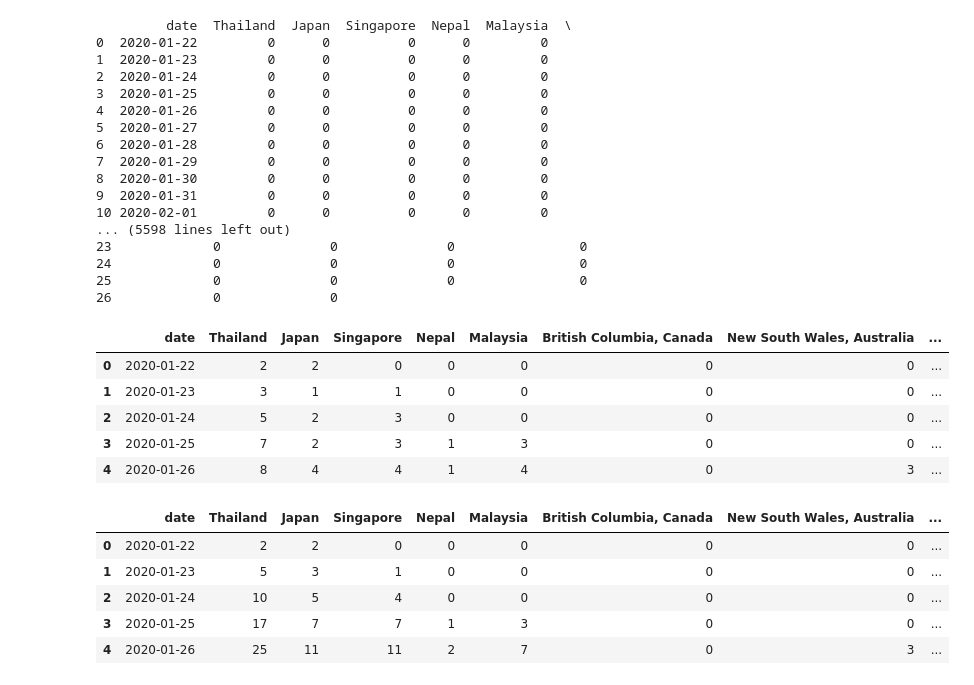
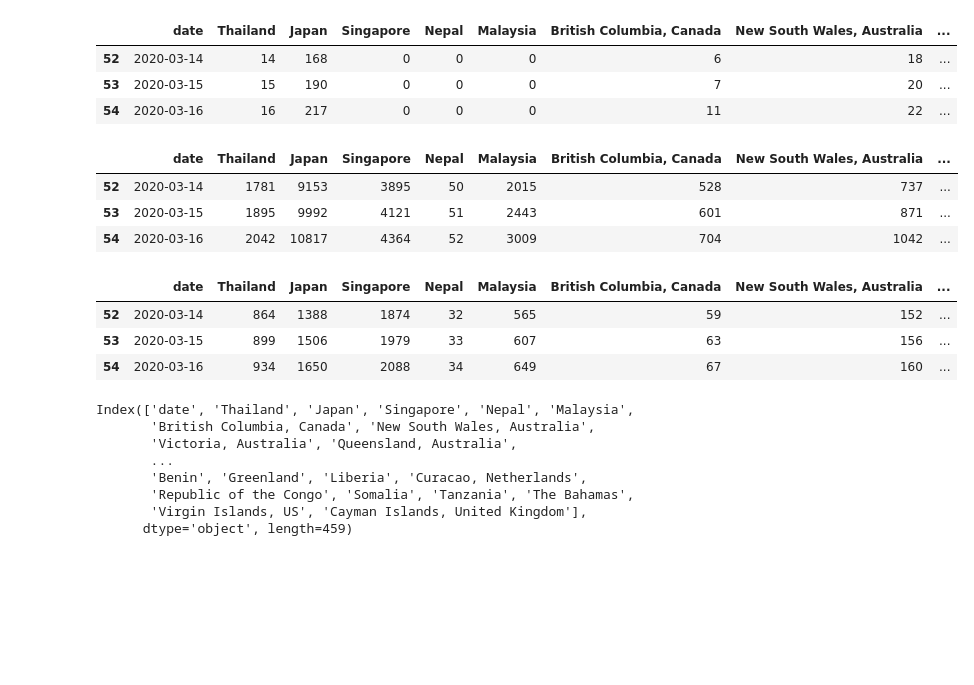
Before and after one commit to MattTriano/COVID-19_Viz, a Jupyter notebook: COVID-19_EDA.ipynb, the cells around one changed output. Saved outputs shown, nothing was run; the diff lists cells and outputs as text; code cells hidden in the pictures; blank space fills up the shorter version.

```diff
--- a/COVID-19_EDA.ipynb
+++ b/COVID-19_EDA.ipynb
@@ -53,0 +45,21 @@ death_locations, deaths_df = preprocess_covid_data(df=covid_deaths_df)
+# %%
+deaths_df.tail(3)
+# %% [output]
+|  | date | Thailand | Japan | Singapore | Nepal | Malaysia | British Columbia, Canada | New South Wales, Australia | ... |
+| 52 | 2020-03-14 | 14 | 168 | 0 | 0 | 0 | 6 | 18 | ... |
+| 53 | 2020-03-15 | 15 | 190 | 0 | 0 | 0 | 7 | 20 | ... |
+| 54 | 2020-03-16 | 16 | 217 | 0 | 0 | 0 | 11 | 22 | ... |
+# %%
+confirmed_df.tail(3)
+# %% [output]
+|  | date | Thailand | Japan | Singapore | Nepal | Malaysia | British Columbia, Canada | New South Wales, Australia | ... |
+| 52 | 2020-03-14 | 1781 | 9153 | 3895 | 50 | 2015 | 528 | 737 | ... |
+| 53 | 2020-03-15 | 1895 | 9992 | 4121 | 51 | 2443 | 601 | 871 | ... |
+| 54 | 2020-03-16 | 2042 | 10817 | 4364 | 52 | 3009 | 704 | 1042 | ... |
+# %%
+recovered_df.tail(3)
+# %% [output]
+|  | date | Thailand | Japan | Singapore | Nepal | Malaysia | British Columbia, Canada | New South Wales, Australia | ... |
+| 52 | 2020-03-14 | 864 | 1388 | 1874 | 32 | 565 | 59 | 152 | ... |
+| 53 | 2020-03-15 | 899 | 1506 | 1979 | 33 | 607 | 63 | 156 | ... |
+| 54 | 2020-03-16 | 934 | 1650 | 2088 | 34 | 649 | 67 | 160 | ... |
@@ -54,38 +78,11 @@ death_locations, deaths_df = preprocess_covid_data(df=covid_deaths_df)
 # %%
-deaths_df
+deaths_df.columns
 # %% [output]
-         date  Thailand  Japan  Singapore  Nepal  Malaysia  \
-0  2020-01-22         0      0          0      0         0
-1  2020-01-23         0      0          0      0         0
-2  2020-01-24         0      0          0      0         0
-3  2020-01-25         0      0          0      0         0
-4  2020-01-26         0      0          0      0         0
-5  2020-01-27         0      0          0      0         0
-6  2020-01-28         0      0          0      0         0
-7  2020-01-29         0      0          0      0         0
-8  2020-01-30         0      0          0      0         0
-9  2020-01-31         0      0          0      0         0
-10 2020-02-01         0      0          0      0         0
-... (5598 lines left out)
-23             0              0              0                0
-24             0              0              0                0
-25             0              0              0                0
-26             0              0
+Index(['date', 'Thailand', 'Japan', 'Singapore', 'Nepal', 'Malaysia',
+       'British Columbia, Canada', 'New South Wales, Australia',
+       'Victoria, Australia', 'Queensland, Australia',
+       ...
+       'Benin', 'Greenland', 'Liberia', 'Curacao, Netherlands',
+       'Republic of the Congo', 'Somalia', 'Tanzania', 'The Bahamas',
+       'Virgin Islands, US', 'Cayman Islands, United Kingdom'],
+      dtype='object', length=459)
-# %%
-covid_confirmed_df.head(5)
-# %% [output]
-|  | date | Thailand | Japan | Singapore | Nepal | Malaysia | British Columbia, Canada | New South Wales, Australia | ... |
-| 0 | 2020-01-22 | 2 | 2 | 0 | 0 | 0 | 0 | 0 | ... |
-| 1 | 2020-01-23 | 3 | 1 | 1 | 0 | 0 | 0 | 0 | ... |
-| 2 | 2020-01-24 | 5 | 2 | 3 | 0 | 0 | 0 | 0 | ... |
-| 3 | 2020-01-25 | 7 | 2 | 3 | 1 | 3 | 0 | 0 | ... |
-| 4 | 2020-01-26 | 8 | 4 | 4 | 1 | 4 | 0 | 3 | ... |
-# %%
-covid_confirmed_totals_df.head(5)
-# %% [output]
-|  | date | Thailand | Japan | Singapore | Nepal | Malaysia | British Columbia, Canada | New South Wales, Australia | ... |
-| 0 | 2020-01-22 | 2 | 2 | 0 | 0 | 0 | 0 | 0 | ... |
-| 1 | 2020-01-23 | 5 | 3 | 1 | 0 | 0 | 0 | 0 | ... |
-| 2 | 2020-01-24 | 10 | 5 | 4 | 0 | 0 | 0 | 0 | ... |
-| 3 | 2020-01-25 | 17 | 7 | 7 | 1 | 3 | 0 | 0 | ... |
-| 4 | 2020-01-26 | 25 | 11 | 11 | 2 | 7 | 0 | 3 | ... |
```
Also changed, not shown: parts of 26 cells of this notebook.
